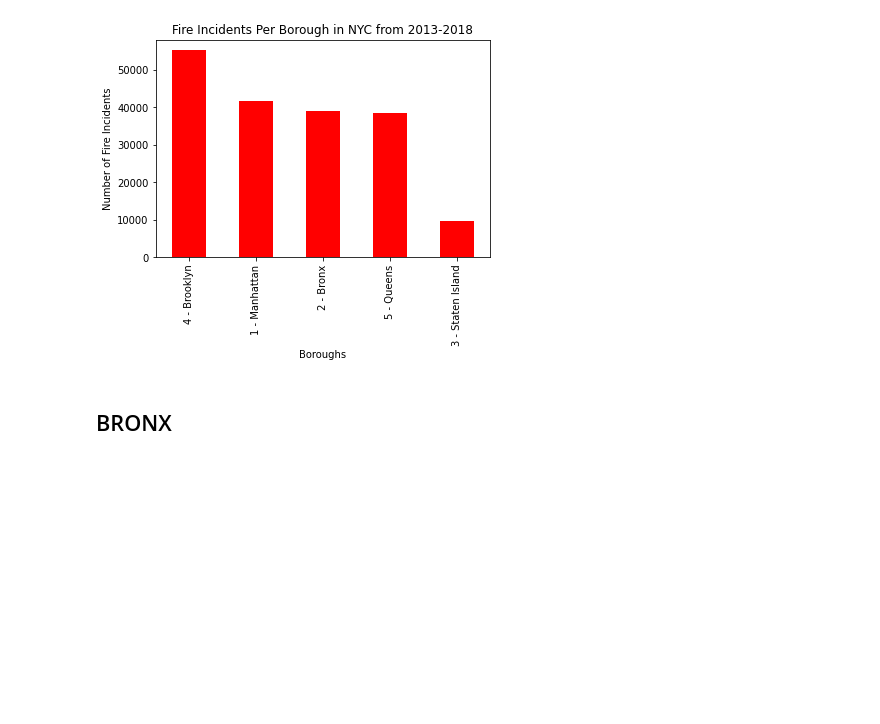
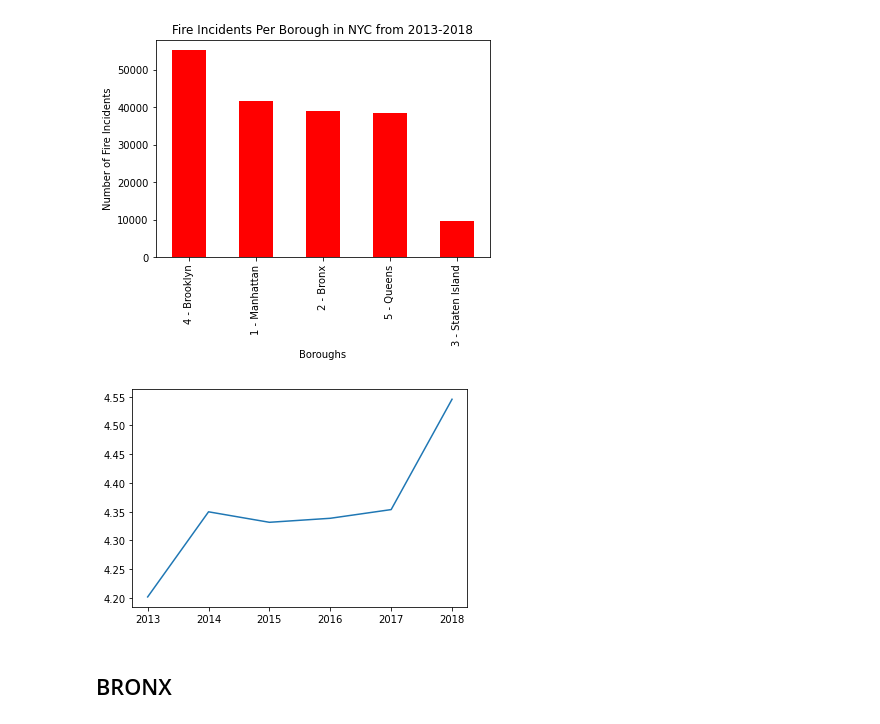
Before and after one commit to daiyanc/nyc_fires, a Jupyter notebook: src/data_visualization.ipynb, the cells around one changed output. Cells and saved outputs as stored; diff of their text form; code cells hidden in the pictures; blank space fills up the shorter version.

Commit message:
added chart

```diff
--- a/src/data_visualization.ipynb
+++ b/src/data_visualization.ipynb
@@ -145,0 +29,25 @@ See the caveats in the documentation: https://pandas.pydata.org/pandas-docs/stab
+# %%
+# Dropping unwanted columns
+cols=[
+    'IM_INCIDENT_KEY', 'HIGHEST_LEVEL_DESC', 'ACTION_TAKEN1_DESC', 'ACTION_TAKEN2_DESC', 'ACTION_TAKEN3_DESC',
+    'PROPERTY_USE_DESC', 'FLOOR', 'CO_DETECTOR_PRESENT_DESC', 'FIRE_ORIGIN_BELOW_GRADE_FLAG',
+    'STORY_FIRE_ORIGIN_COUNT', 'FIRE_SPREAD_DESC', 'DETECTOR_PRESENCE_DESC', 'AES_PRESENCE_DESC', 'STANDPIPE_SYS_PRESENT_FLAG'
+    ]
+df = fires.drop(cols, axis=1)
+df.dropna(inplace=True)
+
+# Dropping unwanted rows that don't contain a fire-related incident
+df = df[df['INCIDENT_TYPE_DESC'].str.contains('fire')]
+
+# Creating RESPONSE_TIME and YEAR column
+df['ARRIVAL_DATE_TIME'] = pd.to_datetime(df['ARRIVAL_DATE_TIME'])
+df['INCIDENT_DATE_TIME'] = pd.to_datetime(df['INCIDENT_DATE_TIME'])
+df['RESPONSE_TIME'] = ((df['ARRIVAL_DATE_TIME'] - df['INCIDENT_DATE_TIME']).dt.seconds / 60).round(2)
+df['YEAR'] = df['INCIDENT_DATE_TIME'].dt.year
+
+# Creating Latitude/Longitude from Zipcode
+nomi = pgeocode.Nominatim('US')
+query = nomi.query_postal_code(df['ZIP_CODE'].values)
+df['LATITUDE'] = query['latitude']
+df['LONGITUDE'] = query['longitude']
+df
@@ -145,0 +68,11 @@ See the caveats in the documentation: https://pandas.pydata.org/pandas-docs/stab
+# %%
+# Separate DataFrame By Year
+ovr_2013 = df[df['YEAR'] == 2013]
+ovr_2014 = df[df['YEAR'] == 2014]
+ovr_2015 = df[df['YEAR'] == 2015]
+ovr_2016 = df[df['YEAR'] == 2016]
+ovr_2017 = df[df['YEAR'] == 2017]
+ovr_2018 = df[df['YEAR'] == 2018]
+
+# Displaying number of reports by boroughs.
+df['BOROUGH_DESC'].value_counts()
@@ -172,6 +111,16 @@ ylabel='Number of Fire Incidents', title='Fire Incidents Per Borough in NYC from
 plt.show()
 # %% [output]
 [figure]
+# %%
+# Average Response Time over Time
+x = df.YEAR.value_counts().index.tolist()
+x.sort()
+y = [ovr_2013['RESPONSE_TIME'].mean(), ovr_2014['RESPONSE_TIME'].mean(),
+ovr_2015['RESPONSE_TIME'].mean(), ovr_2016['RESPONSE_TIME'].mean(), ovr_2017['RESPONSE_TIME'].mean(), ovr_2018['RESPONSE_TIME'].mean()]
+plt.plot(x, y)
+plt.show()
+# %% [output]
+[figure, added]
 # %% [markdown]
 ## BRONX
 # %%
```
Also changed, not shown: parts of 10 cells of this notebook.
